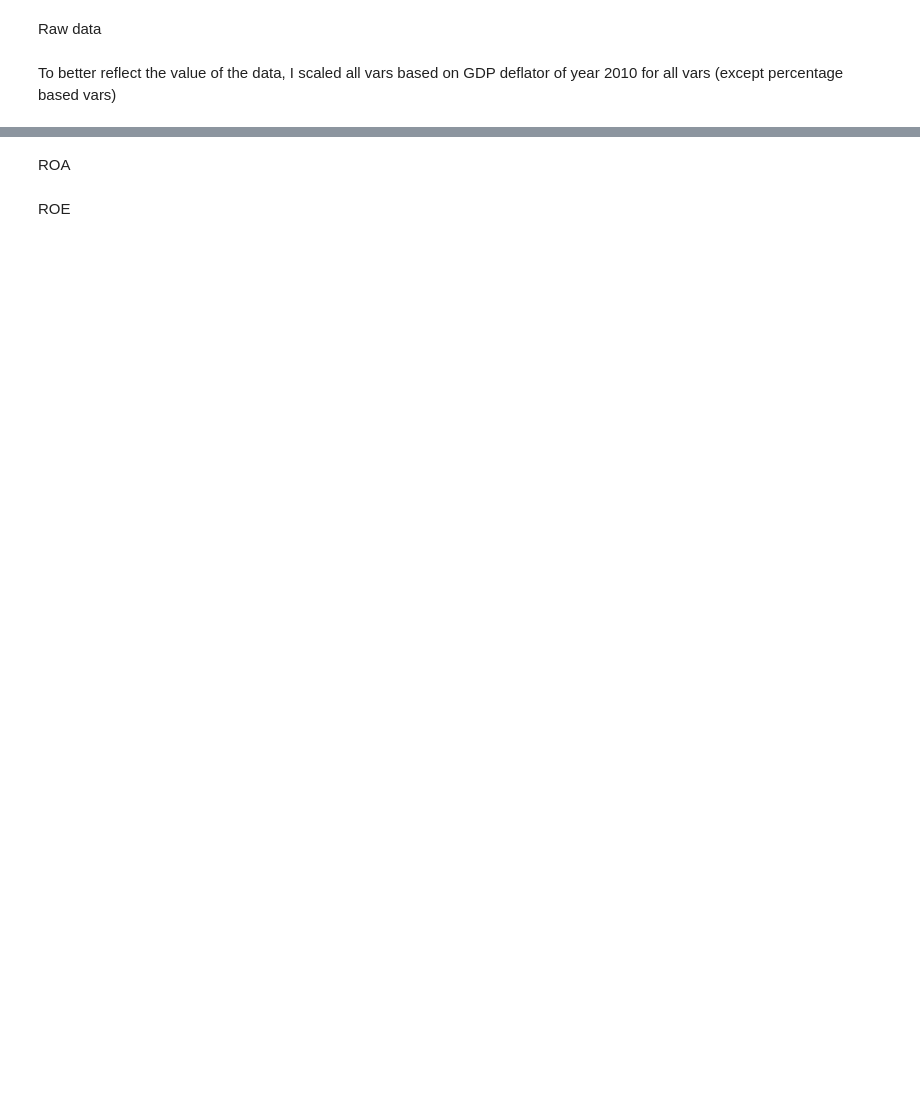
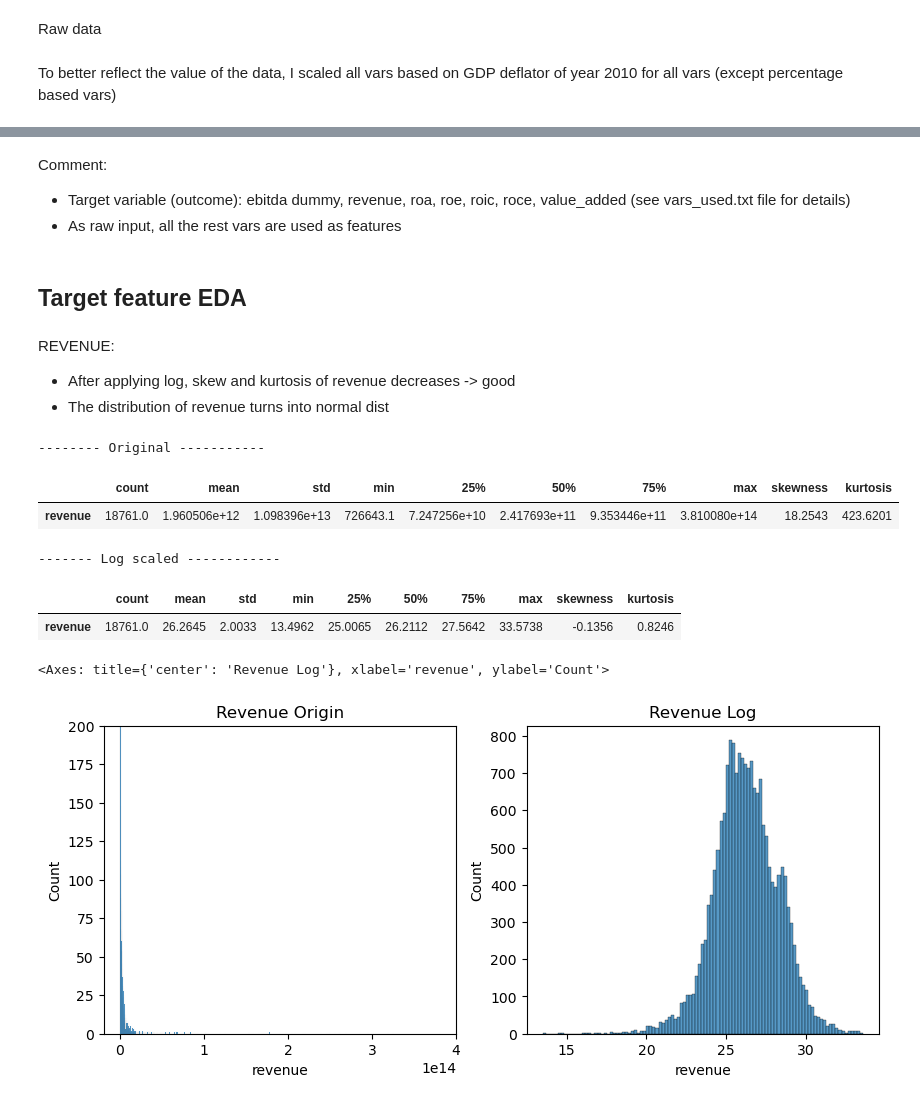
Before and after one commit to PeterDingVN/ML-Finance-VietnameseListedFirms, a Jupyter notebook: Main_work.ipynb, the cells around one changed output, grey strips where cells are left out. Saved outputs shown, nothing was run; the diff lists cells and outputs as text; code cells hidden in the pictures; blank space fills up the shorter version.

```diff
--- a/Main_work.ipynb
+++ b/Main_work.ipynb
@@ -11,7 +11,7 @@ Raw data
 # %%
 # Load and preprocess
 # Load
-df = pd.read_csv(r'Dataset/dataset_input.csv')
+df = pd.read_csv(r'Dataset/dataset.csv')
 
 # Preprocess
 df = df[df['company'].isna()==False]
@@ -59,4 +53,37 @@ Raw Value added
-# %% [markdown]
-ROA
-# %% [markdown]
-ROE
+# %% [markdown]
+Comment:
+- Target variable (outcome): ebitda dummy, revenue, roa, roe, roic, roce, value_added (see vars_used.txt file for details)
+- As raw input, all the rest vars are used as features
+# %% [markdown]
+## Target feature EDA
+# %% [markdown]
+REVENUE:
++ After applying log, skew and kurtosis of revenue decreases -> good
++ The distribution of revenue turns into normal dist
+# %%
+# Revenue
+df_rev = df_raw_deflator.drop(columns=['ebitda', 'net_op_profit', 'roa','roe', 'roic', 'roce'])
+  # Filter for rev > 0
+df_rev = df_rev[df_rev['revenue']>0]
+print('-------- Original -----------')
+display(eda_describe(df_rev.drop(columns='year'))[:1])
+print('------- Log scaled ------------')
+df_rev_log = df_rev.copy()
+df_rev_log['revenue'] = df_rev_log['revenue'].apply(lambda x: np.log(x))
+display(eda_describe(df_rev_log.drop(columns='year'))[:1])
+    # Chart
+f, ax = plt.subplots(1,2, figsize=(10,4))
+ax[0].set_title('Revenue Origin')
+ax[0].set_ylim(top=200)
+sns.histplot(x=df_rev['revenue'], ax=ax[0])
+ax[1].set_title('Revenue Log')
+sns.histplot(x=df_rev_log['revenue'], ax=ax[1])
+# %% [output]
+-------- Original -----------
+|  | count | mean | std | min | 25% | 50% | 75% | max | skewness | kurtosis |
+| revenue | 18761.0 | 1.960506e+12 | 1.098396e+13 | 726643.1 | 7.247256e+10 | 2.417693e+11 | 9.353446e+11 | 3.810080e+14 | 18.2543 | 423.6201 |
+------- Log scaled ------------
+|  | count | mean | std | min | 25% | 50% | 75% | max | skewness | kurtosis |
+| revenue | 18761.0 | 26.2645 | 2.0033 | 13.4962 | 25.0065 | 26.2112 | 27.5642 | 33.5738 | -0.1356 | 0.8246 |
+<Axes: title={'center': 'Revenue Log'}, xlabel='revenue', ylabel='Count'>
+[figure, added]
```
Also changed, not shown: parts of 8 cells of this notebook, 4 other files.
